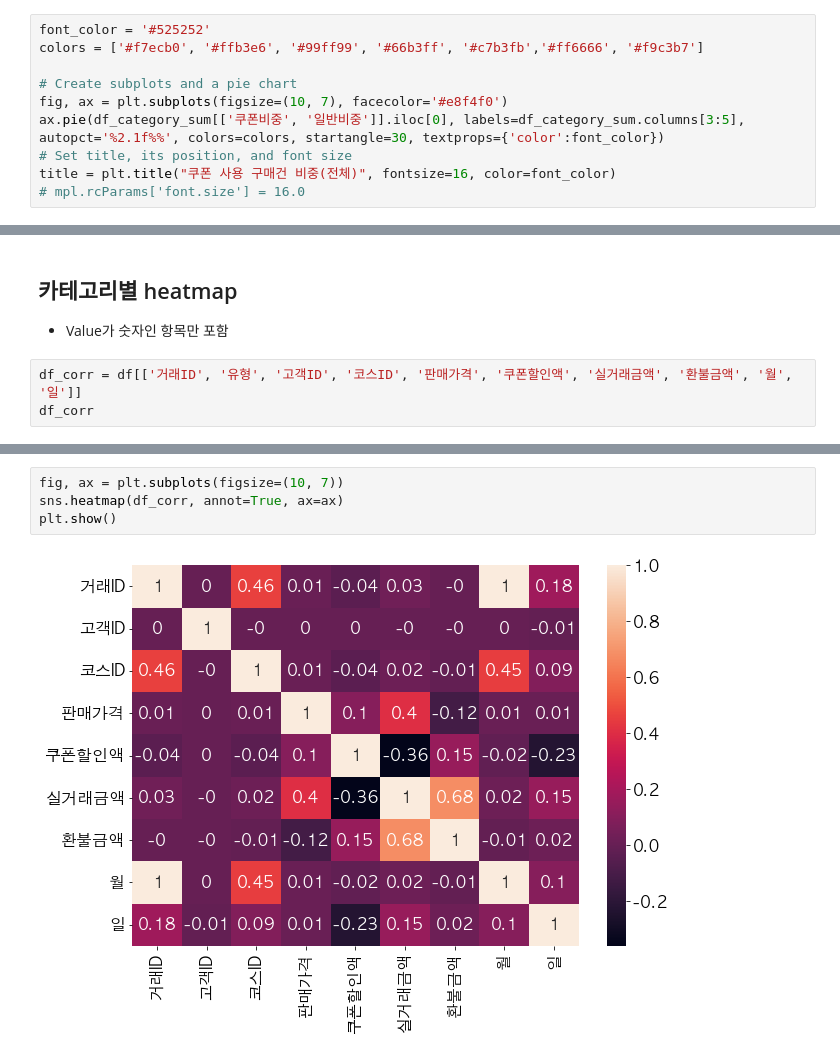
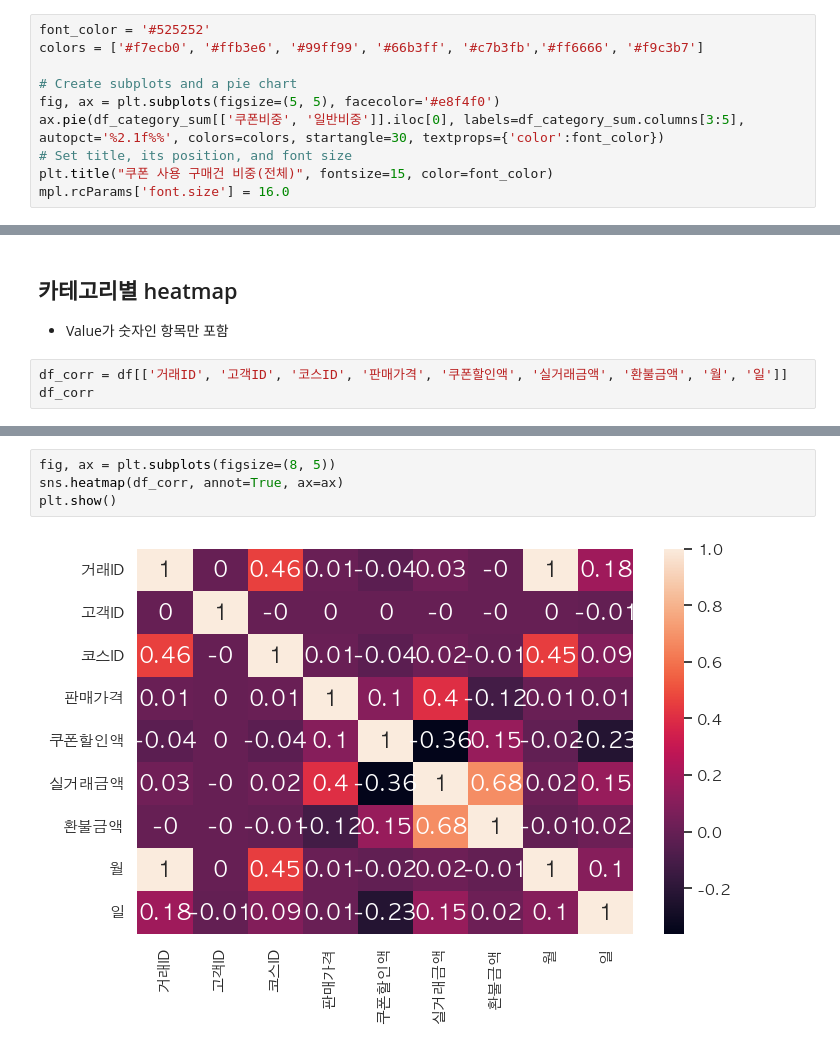
Before and after one commit to ParkSungHyon/mini_project, a Jupyter notebook: main3_230512.ipynb, the cells around one changed output, grey strips where cells are left out. Cells and saved outputs as stored; diff of their text form.

```diff
--- a/main3_230512.ipynb
+++ b/main3_230512.ipynb
@@ -109,9 +162,9 @@ font_color = '#525252'
 colors = ['#f7ecb0', '#ffb3e6', '#99ff99', '#66b3ff', '#c7b3fb','#ff6666', '#f9c3b7']
 
 # Create subplots and a pie chart
-fig, ax = plt.subplots(figsize=(10, 7), facecolor='#e8f4f0')
+fig, ax = plt.subplots(figsize=(5, 5), facecolor='#e8f4f0')
 ax.pie(df_category_sum[['쿠폰비중', '일반비중']].iloc[0], labels=df_category_sum.columns[3:5], autopct='%2.1f%%', colors=colors, startangle=30, textprops={'color':font_color})
 # Set title, its position, and font size
-title = plt.title("쿠폰 사용 구매건 비중(전체)", fontsize=16, color=font_color)
-# mpl.rcParams['font.size'] = 16.0
+plt.title("쿠폰 사용 구매건 비중(전체)", fontsize=15, color=font_color)
+mpl.rcParams['font.size'] = 16.0
 # %% [output]
@@ -140,5 +198,5 @@ plt.show()
 ## 카테고리별 heatmap
 - Value가 숫자인 항목만 포함
 # %%
-df_corr = df[['거래ID', '유형', '고객ID', '코스ID', '판매가격', '쿠폰할인액', '실거래금액', '환불금액', '월', '일']]
+df_corr = df[['거래ID', '고객ID', '코스ID', '판매가격', '쿠폰할인액', '실거래금액', '환불금액', '월', '일']]
 df_corr
@@ -148,6 +231,6 @@ df_corr
 # %%
-fig, ax = plt.subplots(figsize=(10, 7))
+fig, ax = plt.subplots(figsize=(8, 5))
 sns.heatmap(df_corr, annot=True, ax=ax)
 plt.show()
 # %% [output]
-[figure, old version]
+[figure, new version]
```
Also changed, not shown: parts of 10 cells of this notebook, 1 other file.
